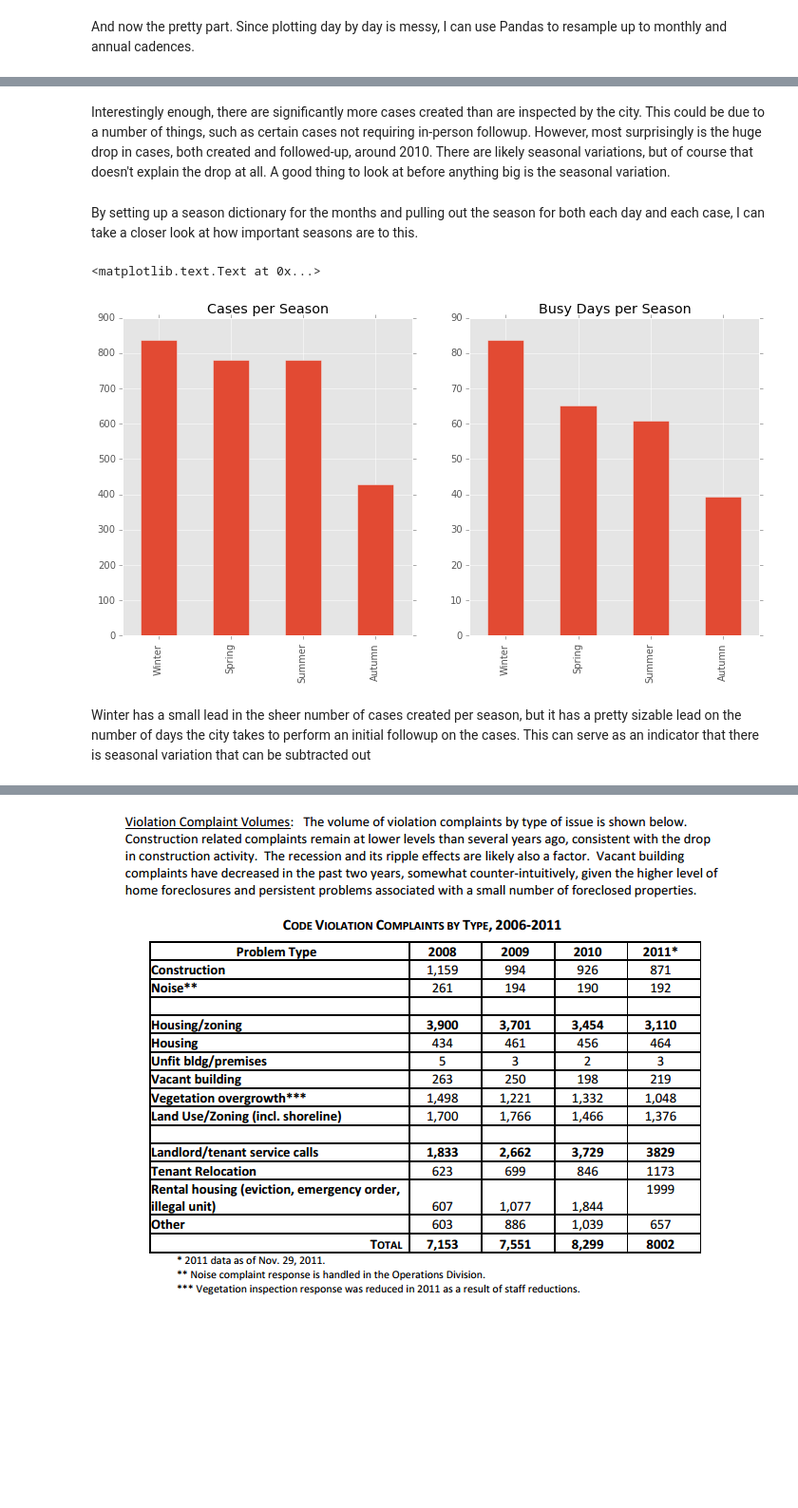
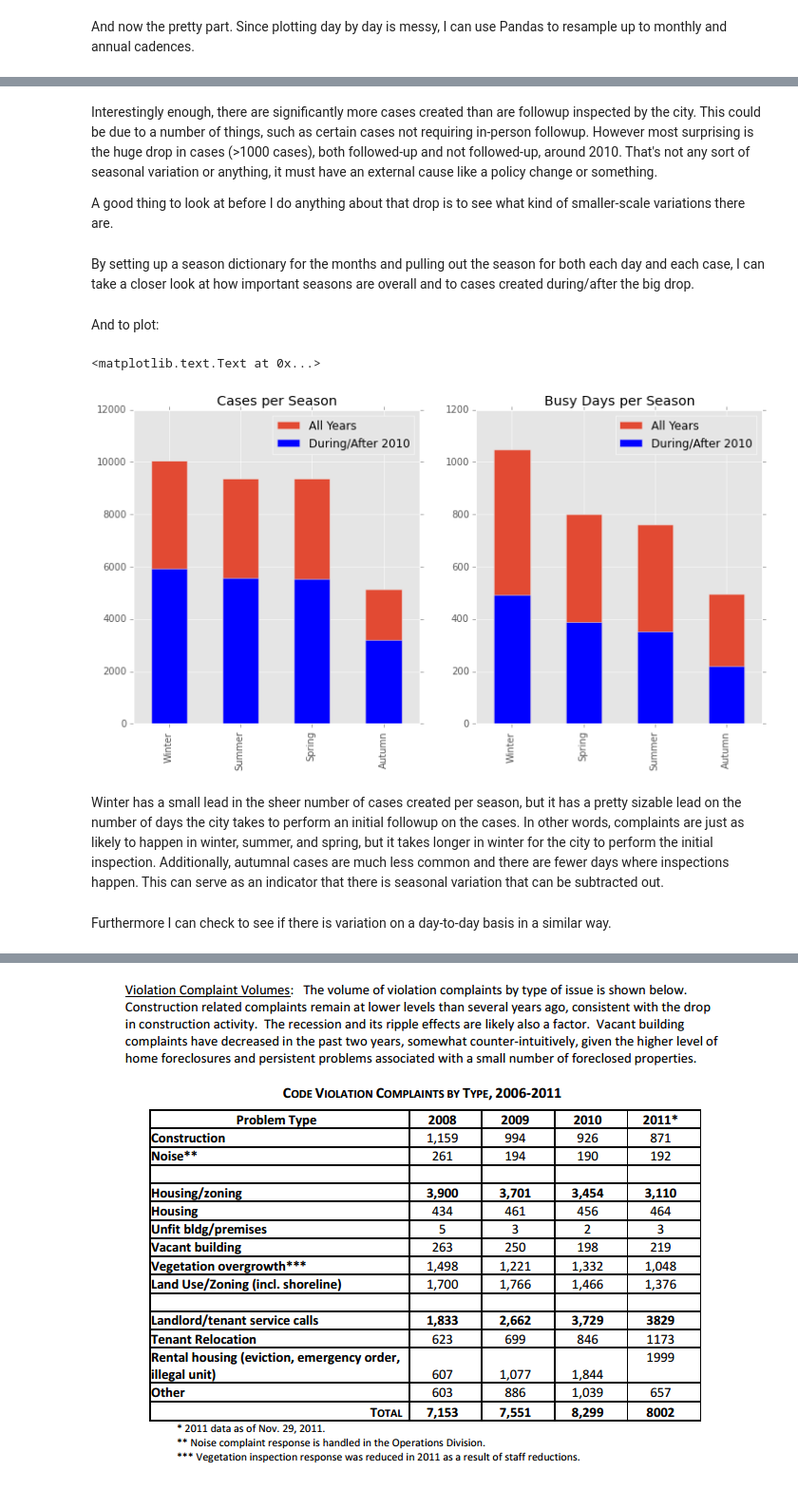
Before and after one commit to RaySSharma/code-violations-seattle, a Jupyter notebook: CodeViolationsSeattle.ipynb, the cells around one changed output, grey strips where cells are left out. Shown at 95% size. Drawn from its saved outputs; the diff is of its cells as text; code cells hidden in the pictures; blank space fills up the shorter version.

```diff
--- a/CodeViolationsSeattle.ipynb
+++ b/CodeViolationsSeattle.ipynb
@@ -27,7 +27,8 @@ import numpy as np
 import matplotlib.pyplot as plt
 plt.style.use('ggplot') #Matplotlib 'ggplot' style sheet for all subsequent plots
 
-violations = pd.read_csv('violations.csv', header=0)
+violations = pd.read_csv('violations.csv', header=0, index_col='Date Case Created')
+violations.index = pd.DatetimeIndex(violations.index)
 # %% [markdown]
 Here are all the code violation cases submitted to the city. These are complaints that were initially issued by residents and may or may not have been followed up on.
 # %%
@@ -65,7 +66,7 @@ Each piece of data consists of the type of violation, the location at which the
 
 A good way to visualize this data is to setup a timeseries of it, which Pandas is perfect for. At a first glance, the dates on which cases are created aren't regular, and neither are the dates where agents followup on those cases. By counting up all of the cases created/inspected on a given day, I can create a timeseries over the 10 years. Pandas dataframes offer a very convenient way of compiling the two timeseries.
 # %%
-case_counts = violations['Date Case Created'].value_counts()
+case_counts = violations.index.value_counts()
 inspec_counts = violations['Last Inspection Date'].value_counts()
 
 case_dates = pd.to_datetime(case_counts.index, format='%m/%d/%Y')
@@ -98,26 +100,40 @@ inspections.resample('A',how='sum').plot(ax=axes[1]).set_title('Cases per Year')
 # %% [markdown]
-Interestingly enough, there are significantly more cases created than are inspected by the city. This could be due to a number of things, such as certain cases not requiring in-person followup.
-However, most surprisingly is the huge drop in cases, both created and followed-up, around 2010. There are likely seasonal variations, but of course that doesn't explain the drop at all.
-A good thing to look at before anything big is the seasonal variation.
+Interestingly enough, there are significantly more cases created than are followup inspected by the city. This could be due to a number of things, such as certain cases not requiring in-person followup.
+However most surprising is the huge drop in cases (>1000 cases), both followed-up and not followed-up, around 2010. That's not any sort of seasonal variation or anything, it must have an external cause like a policy change or something.
+
+A good thing to look at before I do anything about that drop is to see what kind of smaller-scale variations there are.
 # %% [markdown]
-By setting up a season dictionary for the months and pulling out the season for both each day and each case, I can take a closer look at how important seasons are to this.
+By setting up a season dictionary for the months and pulling out the season for both each day and each case, I can take a closer look at how important seasons are overall and to cases created during/after the big drop.
 # %%
 SEASON = {1:'Winter', 2:'Winter', 3:'Winter', 4:'Spring', 5:'Spring', 6:'Spring',
           7:'Summer', 8:'Summer', 9:'Summer', 10:'Autumn', 11:'Autumn', 12:'Winter'}
 
-day_seasons = pd.Series([SEASON[i] for i in case_dates.month])
-case_seasons = pd.Series([SEASON[i] for i in pd.DatetimeIndex(violations['Date Case Created']).month])
+inspections['Case Season'] = pd.Series([SEASON[i] for i in inspections.index.month], index=inspections.index)
+violations['Case Season'] = pd.Series([SEASON[i] for i in pd.DatetimeIndex(violations.index).month],
+                                      index=violations.index)
+# %% [markdown]
+And to plot:
 # %%
 fig, axes = plt.subplots(nrows=1, ncols=2, figsize=(12,6))
-(case_seasons.value_counts() / 12.).plot(kind='bar', ax=axes[0])
-(day_seasons.value_counts() / 12.).plot(kind='bar', ax=axes[1])
+
+violations['Case Season'].value_counts().plot(kind='bar', ax=axes[0],
+                                          label='All Years', legend=True)
+violations['Case Season']['2010-01-01':].value_counts().plot(kind='bar', ax=axes[0],
+                                                color='b', label='During/After 2010', legend=True)
+inspections['Case Season'].value_counts().plot(kind='bar', ax=axes[1],
+                                         label='All Years', legend=True)
+inspections['Case Season']['2010-01-01':].value_counts().plot(kind='bar', ax=axes[1],
+                                               color='b', label='During/After 2010', legend=True)
+
 axes[1].set_title('Busy Days per Season')
 axes[0].set_title('Cases per Season')
 # %% [output]
 <matplotlib.text.Text at 0x...>
-[figure, old version]
+[figure, new version]
 # %% [markdown]
-Winter has a small lead in the sheer number of cases created per season, but it has a pretty sizable lead on the number of days the city takes to perform an initial followup on the cases. This can serve as an indicator that there is seasonal variation that can be subtracted out
+Winter has a small lead in the sheer number of cases created per season, but it has a pretty sizable lead on the number of days the city takes to perform an initial followup on the cases. In other words, complaints are just as likely to happen in winter, summer, and spring, but it takes longer in winter for the city to perform the initial inspection. Additionally, autumnal cases are much less common and there are fewer days where inspections happen. This can serve as an indicator that there is seasonal variation that can be subtracted out.
+# %% [markdown]
+Furthermore I can check to see if there is variation on a day-to-day basis in a similar way.
 # %%
 WEEKDAY = {0:'Mon', 1:'Tue', 2:'Wed', 3:'Thu',
             4:'Fri', 5:'Sat', 6:'Sun'}
```
Also changed, not shown: parts of 36 cells of this notebook.
